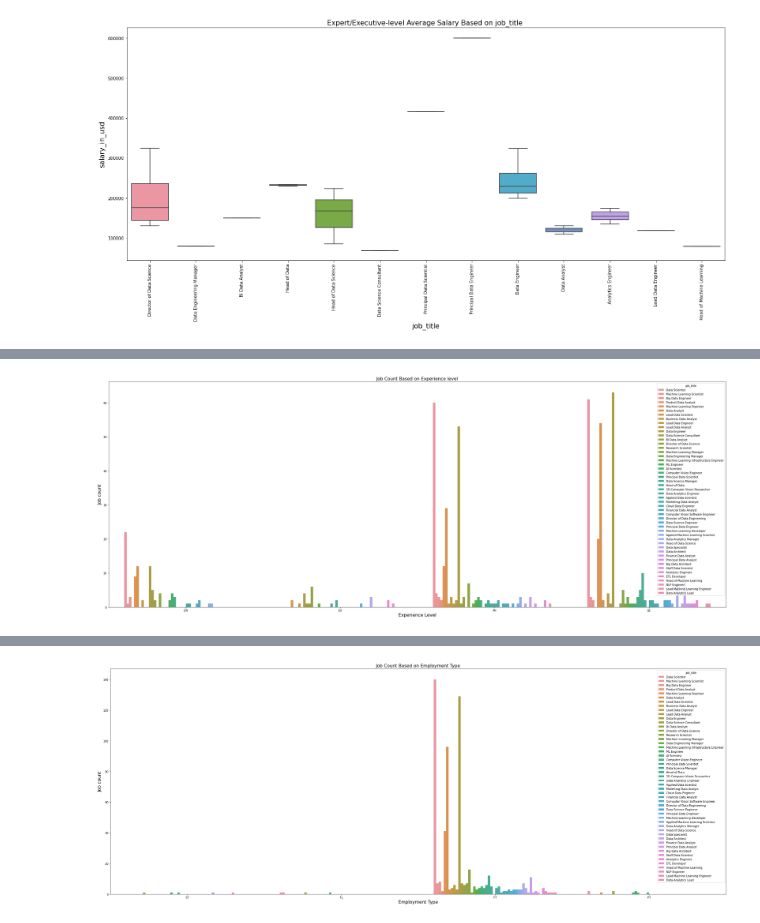
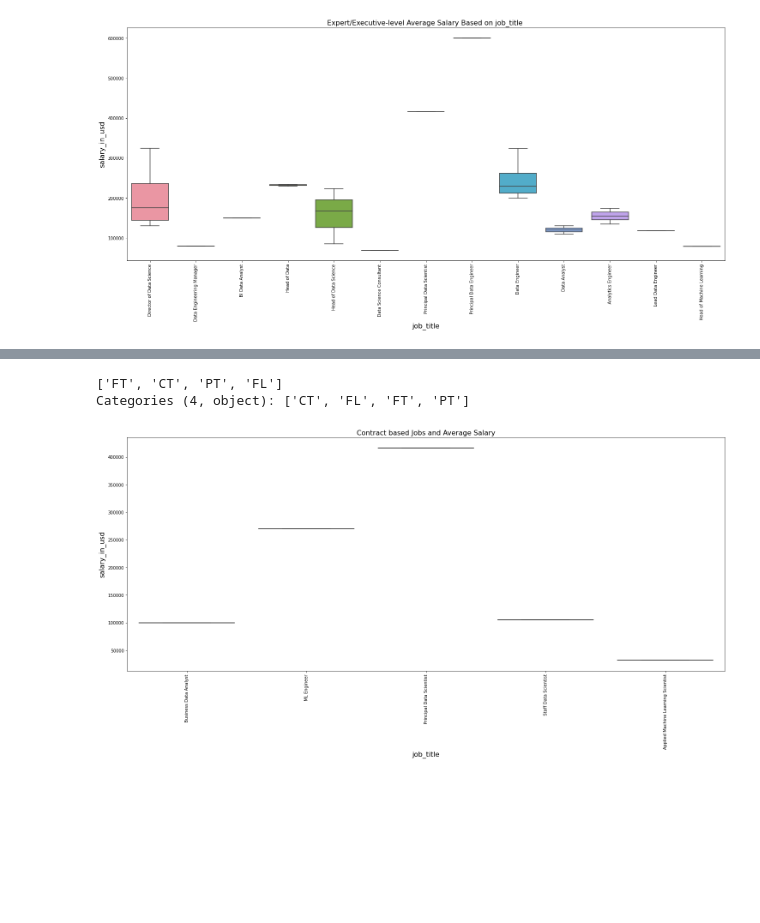
Before and after one commit to Navjotkhatri/Data-Scientist-Salary-Analysis, a Jupyter notebook: Data_Scientist_worldwide_Salary_Analysis.ipynb, the cells around one changed output, grey strips where cells are left out. Saved outputs shown, nothing was run; the diff lists cells and outputs as text; code cells hidden in the pictures; blank space fills up the shorter version.

```diff
--- a/Data_Scientist_worldwide_Salary_Analysis.ipynb
+++ b/Data_Scientist_worldwide_Salary_Analysis.ipynb
@@ -420,12 +381,3 @@ df3
-# %%
-plt.figure(figsize=(40,15))
-plt.title("Job Count Based on Experience level",fontsize=16)
-sns.countplot(data=sl_df,x='experience_level',hue=sl_df.job_title)
-plt.xlabel("Experience Level",fontsize=16)
-plt.ylabel("Job count",fontsize=16)
-plt.show()
-# %% [output]
-[figure, removed]
 # %%
 sl_df.head()
 # %% [output]
@@ -435,12 +387,23 @@ sl_df.head()
 | 2 | 2020 | SE | FT | Big Data Engineer | 85000 | GBP | 109024 | ... |
 | 3 | 2020 | MI | FT | Product Data Analyst | 20000 | USD | 20000 | ... |
 | 4 | 2020 | SE | FT | Machine Learning Engineer | 150000 | USD | 150000 | ... |
+# %%
+sl_df['employment_type'].unique()     #PT Part-time FT Full-time CT Contract FL Freelance
+# %% [output]
+['FT', 'CT', 'PT', 'FL']
+Categories (4, object): ['CT', 'FL', 'FT', 'PT']
+# %%
+df5=sl_df.loc[sl_df['employment_type'] =='CT']
+df6=sl_df.loc[sl_df['employment_type'] =='FL']
+df7=sl_df.loc[sl_df['employment_type'] =='FT']
+df8=sl_df.loc[sl_df['employment_type'] =='PT']
 # %%
-plt.figure(figsize=(40,15))
-plt.title("Job Count Based on Employment Type",fontsize=16)
-sns.countplot(data=sl_df,x='employment_type',hue=sl_df.job_title)
-plt.xlabel("Employment Type",fontsize=16)
-plt.ylabel("Job count",fontsize=16)
+plt.figure(figsize=(25,10))
+plt.title("Contract based Jobs and Average Salary",fontsize=16)
+sns.boxplot(y="salary_in_usd",x ='job_title',data =df5)
+plt.xlabel("job_title",fontsize=16)
+plt.ylabel("salary_in_usd",fontsize=16)
+plt.xticks(rotation=90)
 plt.show()
 # %% [output]
-[figure, old version]
+[figure, new version]
```
Also changed, not shown: parts of 22 cells of this notebook.
